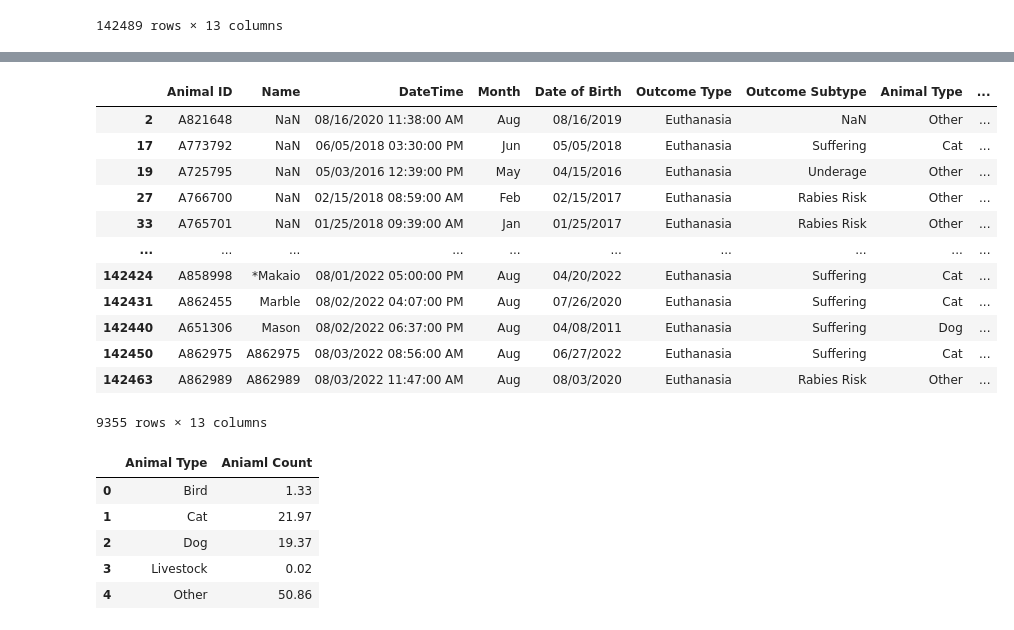
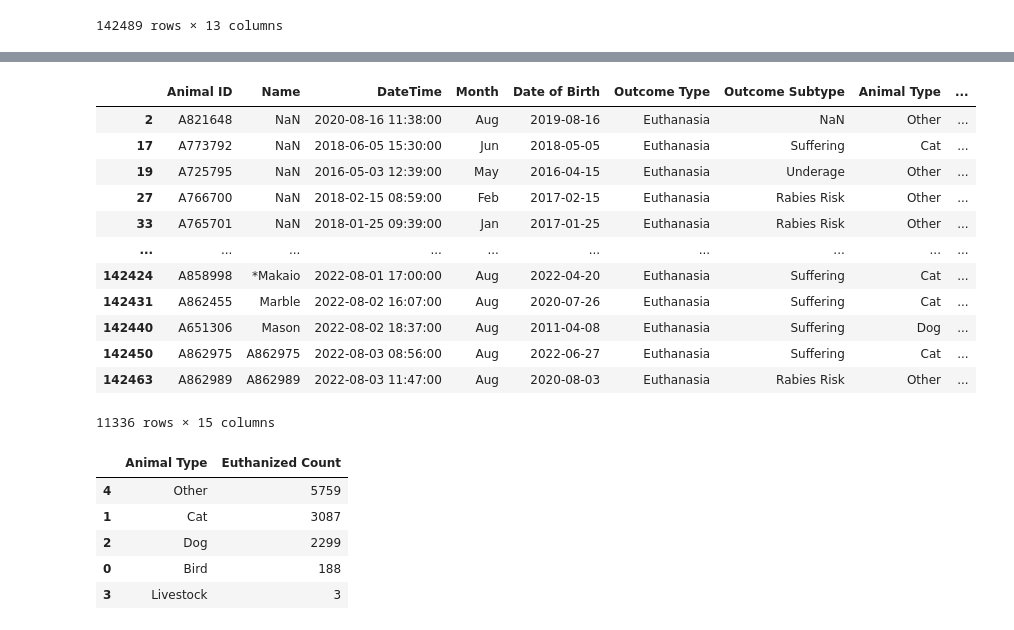
Before and after one commit to bfarao/bf_capstone, a Jupyter notebook: notebook/BrunaF_Austin_Capstone.ipynb, the cells around one changed output, grey strips where cells are left out. Saved outputs shown, nothing was run; the diff lists cells and outputs as text; code cells hidden in the pictures.

```diff
--- a/notebook/BrunaF_Austin_Capstone.ipynb
+++ b/notebook/BrunaF_Austin_Capstone.ipynb
@@ -75,0 +70,4 @@ austin_dataset.describe()
+# %%
+austin_dataset['Date of Birth'] = pd.to_datetime(austin_dataset['Date of Birth'])
+austin_dataset['DateTime'] = austin_dataset['DateTime'].apply(pd.Timestamp)
+austin_dataset
@@ -75,0 +88,5 @@ austin_dataset.describe()
+# %%
+austin_dataset['Age'] = (austin_dataset['DateTime'] - austin_dataset['Date of Birth'])
+austin_dataset['Age'] = round(((austin_dataset['Age'].dt.days)/365), 0)
+austin_dataset['Breeds'] = austin_dataset['Breed'].str.replace(' Mix', '')
+austin_dataset
@@ -102,29 +265,32 @@ austin_dataset
 # %%
-euthanized_df = austin_dataset[austin_dataset['Outcome Type'] == 'Euthanasia']
+euthanized_df = austin_dataset[(austin_dataset['Outcome Type'] == 'Euthanasia') +
+                               (austin_dataset['Outcome Type'] == 'Disposal') +
+                               (austin_dataset['Outcome Type'] == 'Died')]
 euthanized_df
 # %% [output]
 |  | Animal ID | Name | DateTime | Month | Date of Birth | Outcome Type | Outcome Subtype | Animal Type | ... |
-| 2 | A821648 | NaN | 08/16/2020 11:38:00 AM | Aug | 08/16/2019 | Euthanasia | NaN | Other | ... |
-| 17 | A773792 | NaN | 06/05/2018 03:30:00 PM | Jun | 05/05/2018 | Euthanasia | Suffering | Cat | ... |
-| 19 | A725795 | NaN | 05/03/2016 12:39:00 PM | May | 04/15/2016 | Euthanasia | Underage | Other | ... |
-| 27 | A766700 | NaN | 02/15/2018 08:59:00 AM | Feb | 02/15/2017 | Euthanasia | Rabies Risk | Other | ... |
-| 33 | A765701 | NaN | 01/25/2018 09:39:00 AM | Jan | 01/25/2017 | Euthanasia | Rabies Risk | Other | ... |
+| 2 | A821648 | NaN | 2020-08-16 11:38:00 | Aug | 2019-08-16 | Euthanasia | NaN | Other | ... |
+| 17 | A773792 | NaN | 2018-06-05 15:30:00 | Jun | 2018-05-05 | Euthanasia | Suffering | Cat | ... |
+| 19 | A725795 | NaN | 2016-05-03 12:39:00 | May | 2016-04-15 | Euthanasia | Underage | Other | ... |
+| 27 | A766700 | NaN | 2018-02-15 08:59:00 | Feb | 2017-02-15 | Euthanasia | Rabies Risk | Other | ... |
+| 33 | A765701 | NaN | 2018-01-25 09:39:00 | Jan | 2017-01-25 | Euthanasia | Rabies Risk | Other | ... |
 | ... | ... | ... | ... | ... | ... | ... | ... | ... | ... |
-| 142424 | A858998 | *Makaio | 08/01/2022 05:00:00 PM | Aug | 04/20/2022 | Euthanasia | Suffering | Cat | ... |
-| 142431 | A862455 | Marble | 08/02/2022 04:07:00 PM | Aug | 07/26/2020 | Euthanasia | Suffering | Cat | ... |
-| 142440 | A651306 | Mason | 08/02/2022 06:37:00 PM | Aug | 04/08/2011 | Euthanasia | Suffering | Dog | ... |
-| 142450 | A862975 | A862975 | 08/03/2022 08:56:00 AM | Aug | 06/27/2022 | Euthanasia | Suffering | Cat | ... |
-| 142463 | A862989 | A862989 | 08/03/2022 11:47:00 AM | Aug | 08/03/2020 | Euthanasia | Rabies Risk | Other | ... |
+| 142424 | A858998 | *Makaio | 2022-08-01 17:00:00 | Aug | 2022-04-20 | Euthanasia | Suffering | Cat | ... |
+| 142431 | A862455 | Marble | 2022-08-02 16:07:00 | Aug | 2020-07-26 | Euthanasia | Suffering | Cat | ... |
+| 142440 | A651306 | Mason | 2022-08-02 18:37:00 | Aug | 2011-04-08 | Euthanasia | Suffering | Dog | ... |
+| 142450 | A862975 | A862975 | 2022-08-03 08:56:00 | Aug | 2022-06-27 | Euthanasia | Suffering | Cat | ... |
+| 142463 | A862989 | A862989 | 2022-08-03 11:47:00 | Aug | 2020-08-03 | Euthanasia | Rabies Risk | Other | ... |
-9355 rows × 13 columns
+11336 rows × 15 columns
 # %%
-euth_pets = euthanized_df.groupby(['Animal Type']).count()/100
+euth_pets = euthanized_df.groupby(['Animal Type']).count()
 euth_pets = euth_pets.reset_index()
-euth_pets = euth_pets[['Animal Type', 'Animal ID']].rename(columns= {'Animal ID':'Aniaml Count'})
+euth_pets = euth_pets[['Animal Type', 'Animal ID']].rename(columns= {'Animal ID':'Euthanized Count'})
+euth_pets = euth_pets.sort_values("Euthanized Count", ascending = False)
 euth_pets
 # %% [output]
-|  | Animal Type | Aniaml Count |
-| 0 | Bird | 1.33 |
-| 1 | Cat | 21.97 |
-| 2 | Dog | 19.37 |
-| 3 | Livestock | 0.02 |
-| 4 | Other | 50.86 |
+|  | Animal Type | Euthanized Count |
+| 4 | Other | 5759 |
+| 1 | Cat | 3087 |
+| 2 | Dog | 2299 |
+| 0 | Bird | 188 |
+| 3 | Livestock | 3 |
```
Also changed, not shown: parts of 43 cells of this notebook, 2 other files.
